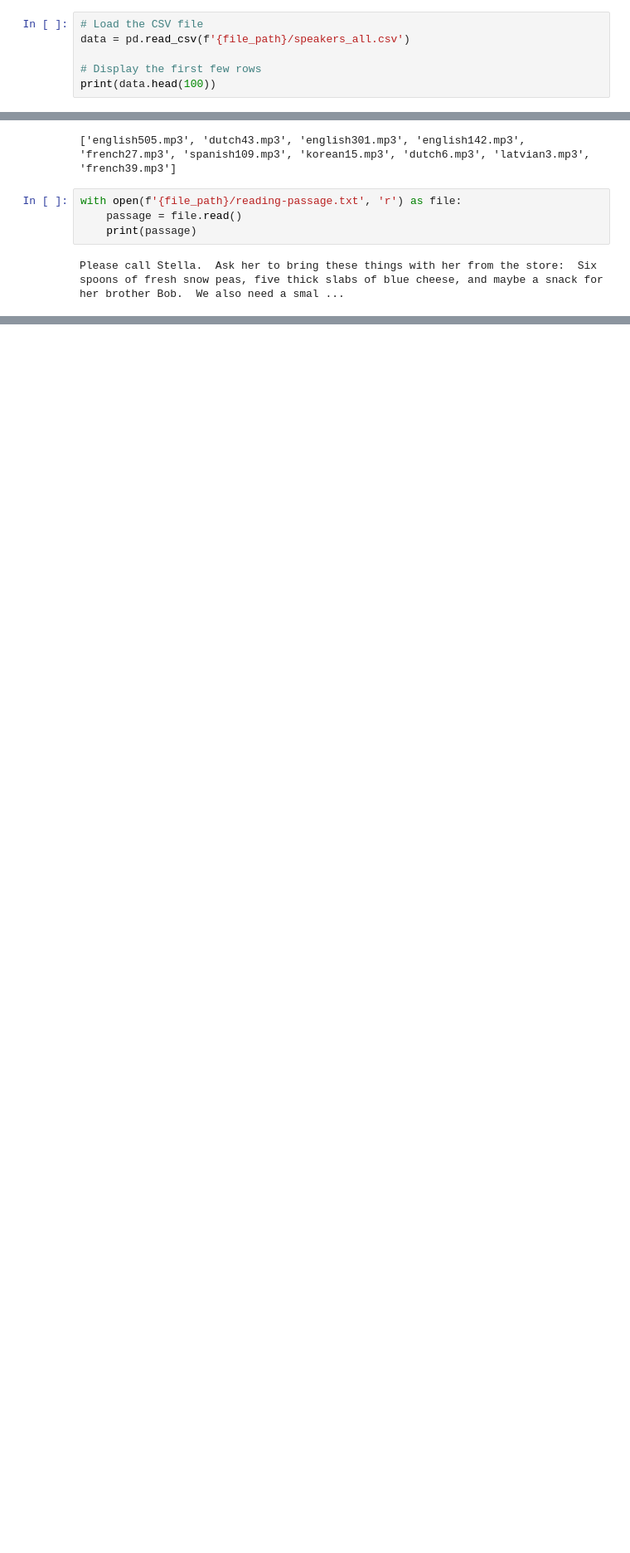
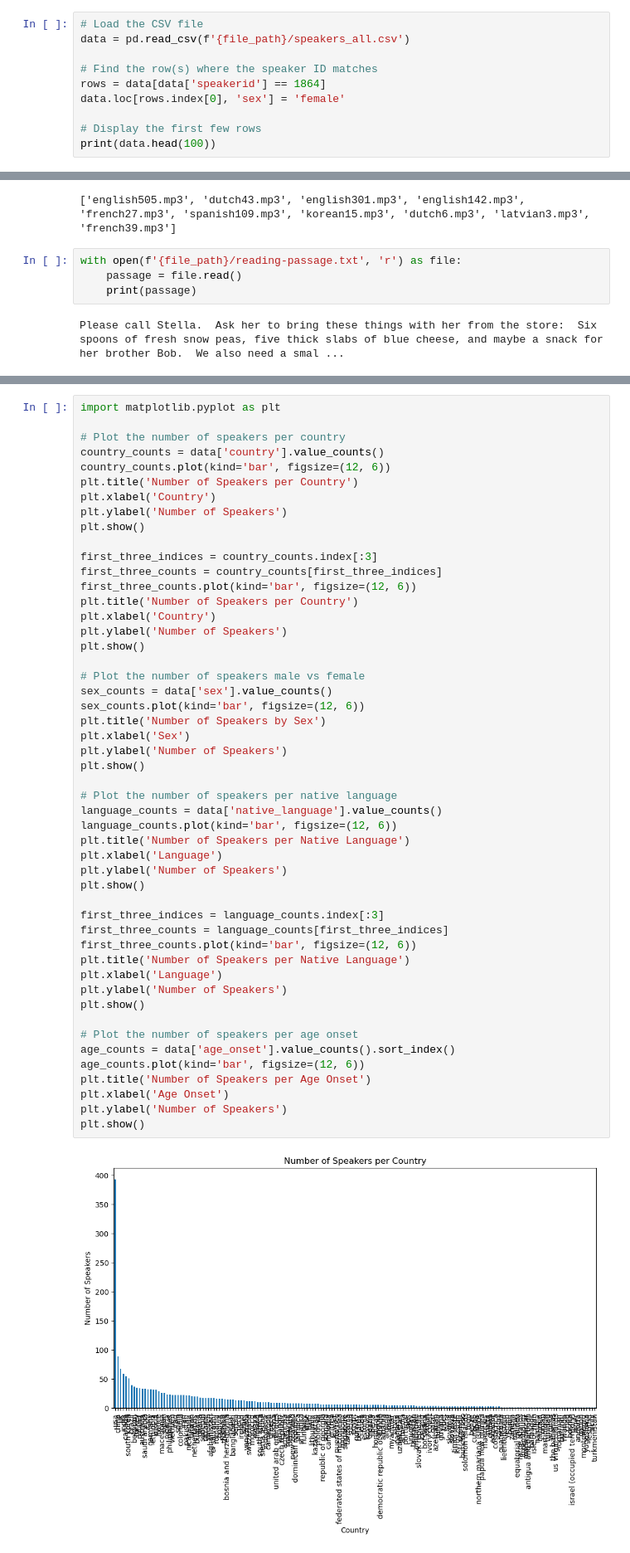
Before and after one commit to ricokoro/SpeechPrint, a Jupyter notebook: SpeechPrint.ipynb, the cells around one changed output, grey strips where cells are left out. Shown at 83% size. Saved outputs shown, nothing was run; the diff lists cells and outputs as text; blank space fills up the shorter version.

```diff
--- a/SpeechPrint.ipynb
+++ b/SpeechPrint.ipynb
@@ -47,6 +47,10 @@ Files in the directory:
 # Load the CSV file
 data = pd.read_csv(f'{file_path}/speakers_all.csv')
 
+# Find the row(s) where the speaker ID matches
+rows = data[data['speakerid'] == 1864]
+data.loc[rows.index[0], 'sex'] = 'female'
+
 # Display the first few rows
 print(data.head(100))
 # %% [output]
@@ -107,0 +88,52 @@ To push the current branch and set the remote as upstream, use
+# %%
+import matplotlib.pyplot as plt
+
+# Plot the number of speakers per country
+country_counts = data['country'].value_counts()
+country_counts.plot(kind='bar', figsize=(12, 6))
+plt.title('Number of Speakers per Country')
+plt.xlabel('Country')
+plt.ylabel('Number of Speakers')
+plt.show()
+
+first_three_indices = country_counts.index[:3]
+first_three_counts = country_counts[first_three_indices]
+first_three_counts.plot(kind='bar', figsize=(12, 6))
+plt.title('Number of Speakers per Country')
+plt.xlabel('Country')
+plt.ylabel('Number of Speakers')
+plt.show()
+
+# Plot the number of speakers male vs female
+sex_counts = data['sex'].value_counts()
+sex_counts.plot(kind='bar', figsize=(12, 6))
+plt.title('Number of Speakers by Sex')
+plt.xlabel('Sex')
+plt.ylabel('Number of Speakers')
+plt.show()
+
+# Plot the number of speakers per native language
+language_counts = data['native_language'].value_counts()
+language_counts.plot(kind='bar', figsize=(12, 6))
+plt.title('Number of Speakers per Native Language')
+plt.xlabel('Language')
+plt.ylabel('Number of Speakers')
+plt.show()
+
+first_three_indices = language_counts.index[:3]
+first_three_counts = language_counts[first_three_indices]
+first_three_counts.plot(kind='bar', figsize=(12, 6))
+plt.title('Number of Speakers per Native Language')
+plt.xlabel('Language')
+plt.ylabel('Number of Speakers')
+plt.show()
+
+# Plot the number of speakers per age onset
+age_counts = data['age_onset'].value_counts().sort_index()
+age_counts.plot(kind='bar', figsize=(12, 6))
+plt.title('Number of Speakers per Age Onset')
+plt.xlabel('Age Onset')
+plt.ylabel('Number of Speakers')
+plt.show()
+# %% [output]
+[figure, added]
```
Also changed, not shown: parts of 10 cells of this notebook, 2 other files.
